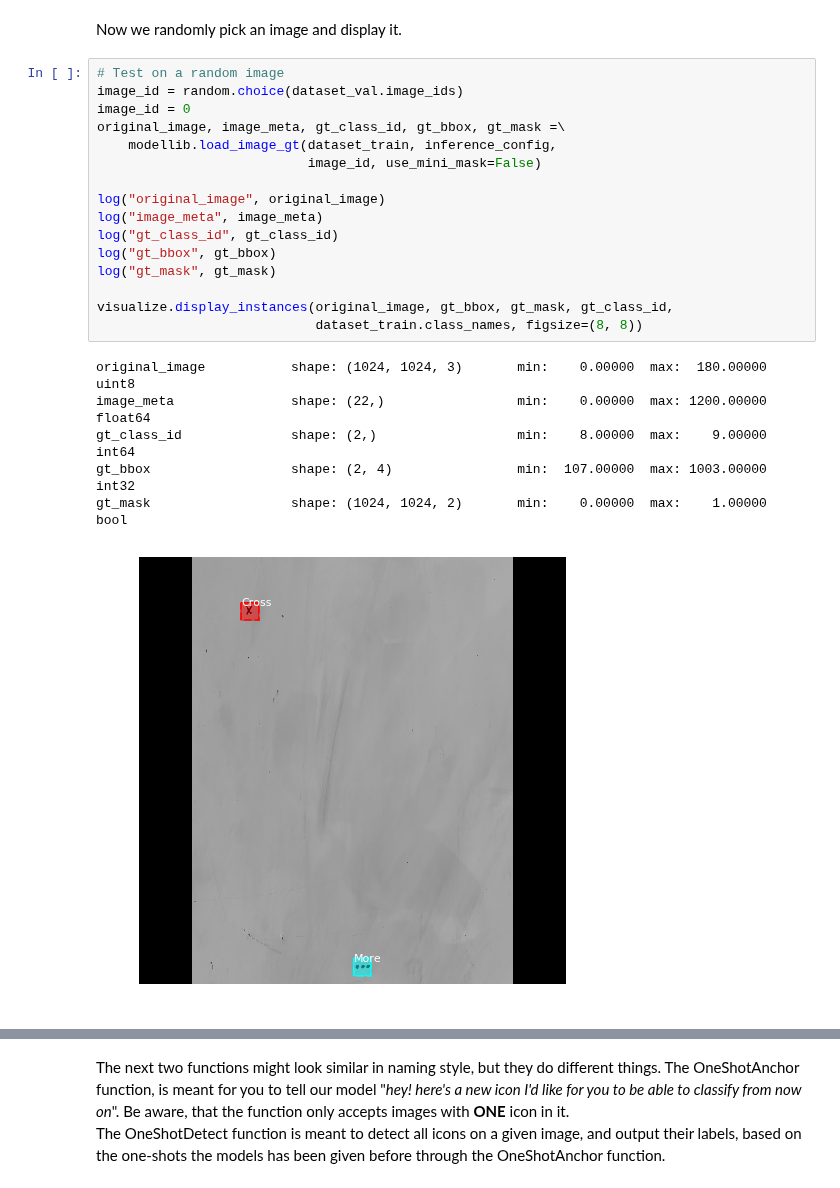
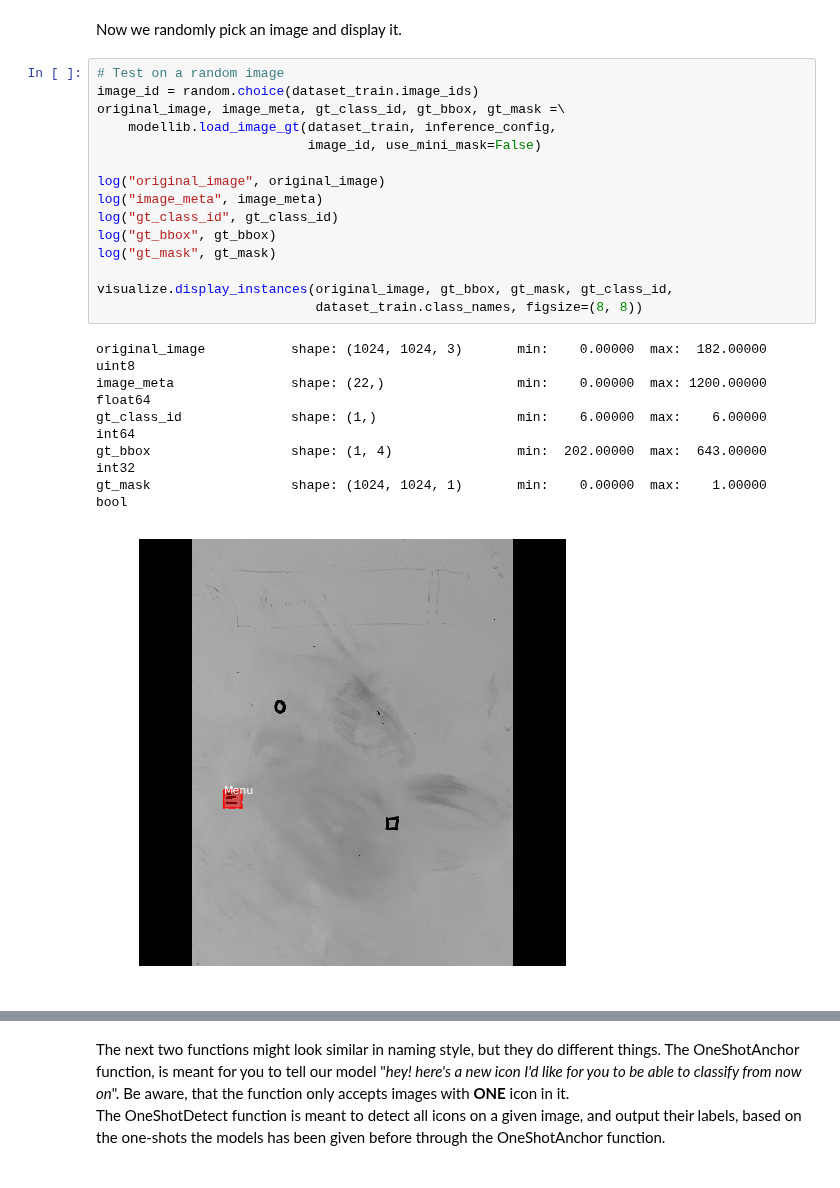
Before and after one commit to matterport/Mask_RCNN, a Jupyter notebook: samples/wireframe/One-Shot.ipynb, the cells around one changed output, grey strips where cells are left out. Cells and saved outputs as stored; diff of their text form.

```diff
--- a/samples/wireframe/One-Shot.ipynb
+++ b/samples/wireframe/One-Shot.ipynb
@@ -118,25 +129,24 @@ Loading weights from  /Users/alexanderholstrup/git/Mask_RCNN/mask_rcnn_newdata_2
 Now we randomly pick an image and display it.
 # %%
 # Test on a random image
-image_id = random.choice(dataset_val.image_ids)
-image_id = 0
+image_id = random.choice(dataset_train.image_ids)
 original_image, image_meta, gt_class_id, gt_bbox, gt_mask =\
     modellib.load_image_gt(dataset_train, inference_config,
                            image_id, use_mini_mask=False)
 
 log("original_image", original_image)
 log("image_meta", image_meta)
 log("gt_class_id", gt_class_id)
 log("gt_bbox", gt_bbox)
 log("gt_mask", gt_mask)
 
 visualize.display_instances(original_image, gt_bbox, gt_mask, gt_class_id,
                             dataset_train.class_names, figsize=(8, 8))
 # %% [output]
-original_image           shape: (1024, 1024, 3)       min:    0.00000  max:  180.00000  uint8
+original_image           shape: (1024, 1024, 3)       min:    0.00000  max:  182.00000  uint8
 image_meta               shape: (22,)                 min:    0.00000  max: 1200.00000  float64
-gt_class_id              shape: (2,)                  min:    8.00000  max:    9.00000  int64
-gt_bbox                  shape: (2, 4)                min:  107.00000  max: 1003.00000  int32
-gt_mask                  shape: (1024, 1024, 2)       min:    0.00000  max:    1.00000  bool
+gt_class_id              shape: (1,)                  min:    6.00000  max:    6.00000  int64
+gt_bbox                  shape: (1, 4)                min:  202.00000  max:  643.00000  int32
+gt_mask                  shape: (1024, 1024, 1)       min:    0.00000  max:    1.00000  bool
-[figure, old version]
+[figure, new version]
 # %%
```
Also changed, not shown: parts of 19 cells of this notebook, 6 other files.
